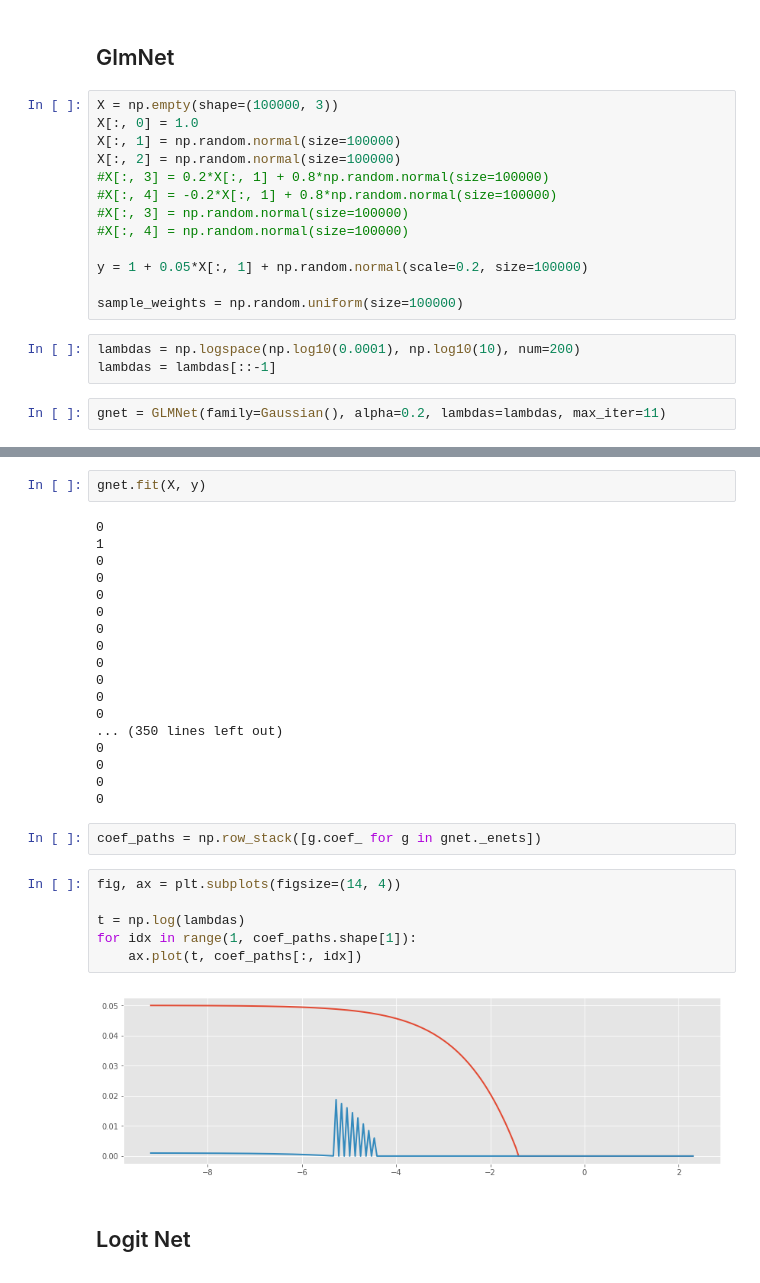
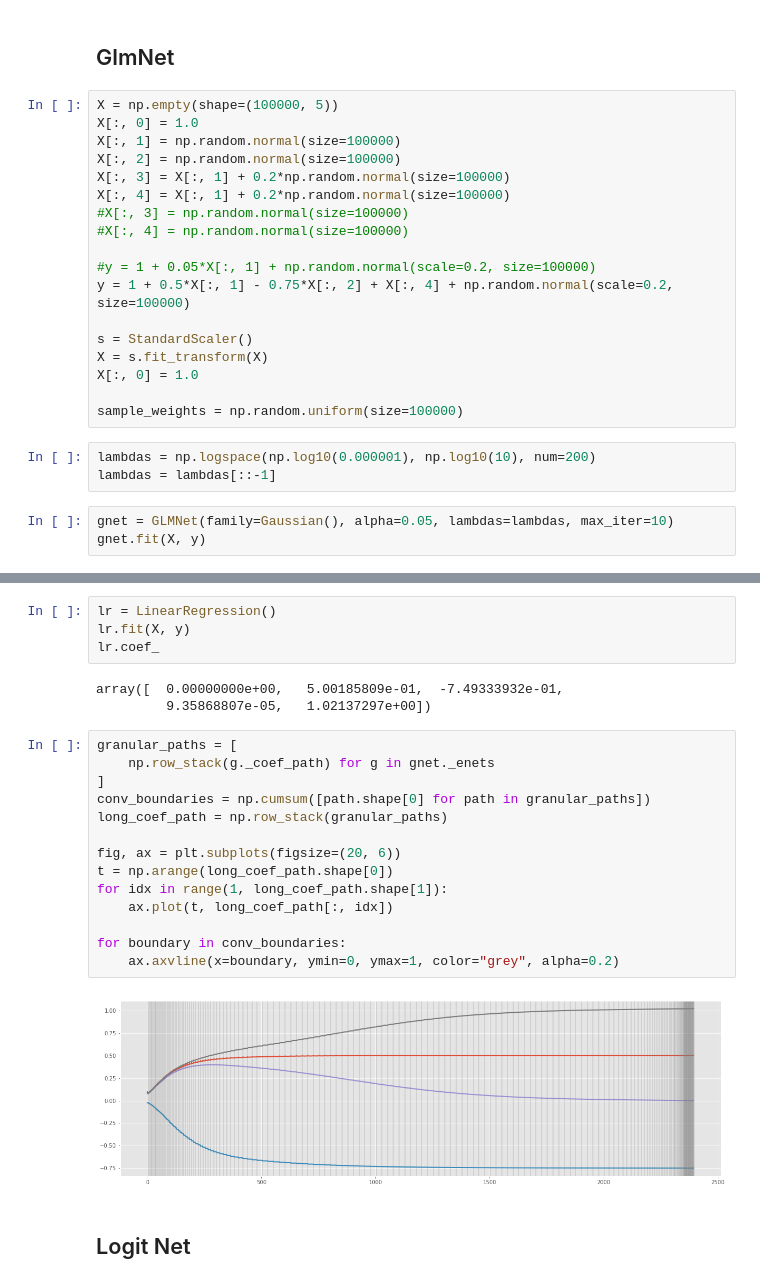
Before and after one commit to madrury/py-glm, a Jupyter notebook: examples/glmnet-examples.ipynb, the cells around one changed output, grey strips where cells are left out. Cells and saved outputs as stored; diff of their text form.

```diff
--- a/examples/glmnet-examples.ipynb
+++ b/examples/glmnet-examples.ipynb
@@ -49,20 +106,26 @@ enet.predict(X)
 # %% [markdown]
 ## GlmNet
 # %%
-X = np.empty(shape=(100000, 3))
+X = np.empty(shape=(100000, 5))
 X[:, 0] = 1.0
 X[:, 1] = np.random.normal(size=100000)
 X[:, 2] = np.random.normal(size=100000)
-#X[:, 3] = 0.2*X[:, 1] + 0.8*np.random.normal(size=100000)
-#X[:, 4] = -0.2*X[:, 1] + 0.8*np.random.normal(size=100000)
+X[:, 3] = X[:, 1] + 0.2*np.random.normal(size=100000)
+X[:, 4] = X[:, 1] + 0.2*np.random.normal(size=100000)
 #X[:, 3] = np.random.normal(size=100000)
 #X[:, 4] = np.random.normal(size=100000)
 
-y = 1 + 0.05*X[:, 1] + np.random.normal(scale=0.2, size=100000)
+#y = 1 + 0.05*X[:, 1] + np.random.normal(scale=0.2, size=100000)
+y = 1 + 0.5*X[:, 1] - 0.75*X[:, 2] + X[:, 4] + np.random.normal(scale=0.2, size=100000)
+
+s = StandardScaler()
+X = s.fit_transform(X)
+X[:, 0] = 1.0
 
 sample_weights = np.random.uniform(size=100000)
 # %%
-lambdas = np.logspace(np.log10(0.0001), np.log10(10), num=200)
+lambdas = np.logspace(np.log10(0.000001), np.log10(10), num=200)
 lambdas = lambdas[::-1]
 # %%
-gnet = GLMNet(family=Gaussian(), alpha=0.2, lambdas=lambdas, max_iter=11)
+gnet = GLMNet(family=Gaussian(), alpha=0.05, lambdas=lambdas, max_iter=10)
+gnet.fit(X, y)
@@ -69,33 +142,26 @@ gnet = GLMNet(family=Gaussian(), alpha=0.2, lambdas=lambdas, max_iter=11)
 # %%
-gnet.fit(X, y)
+lr = LinearRegression()
+lr.fit(X, y)
+lr.coef_
 # %% [output]
-0
-1
-0
-0
-0
-0
-0
-0
-0
-0
-0
-0
-... (350 lines left out)
-0
-0
-0
-0
+array([  0.00000000e+00,   5.00185809e-01,  -7.49333932e-01,
+         9.35868807e-05,   1.02137297e+00])
-# %%
-coef_paths = np.row_stack([g.coef_ for g in gnet._enets])
-# %%
-fig, ax = plt.subplots(figsize=(14, 4))
-
-t = np.log(lambdas)
-for idx in range(1, coef_paths.shape[1]):
-    ax.plot(t, coef_paths[:, idx])
-# %% [output]
-[figure, removed]
+# %%
+granular_paths = [
+    np.row_stack(g._coef_path) for g in gnet._enets
+]
+conv_boundaries = np.cumsum([path.shape[0] for path in granular_paths])
+long_coef_path = np.row_stack(granular_paths)
+
+fig, ax = plt.subplots(figsize=(20, 6))
+t = np.arange(long_coef_path.shape[0])
+for idx in range(1, long_coef_path.shape[1]):
+    ax.plot(t, long_coef_path[:, idx])
+
+for boundary in conv_boundaries:
+    ax.axvline(x=boundary, ymin=0, ymax=1, color="grey", alpha=0.2)
+# %% [output]
+[figure, added]
 # %% [markdown]
 ## Logit Net
 # %%
```
Also changed, not shown: parts of 21 cells of this notebook, 1 other file.
